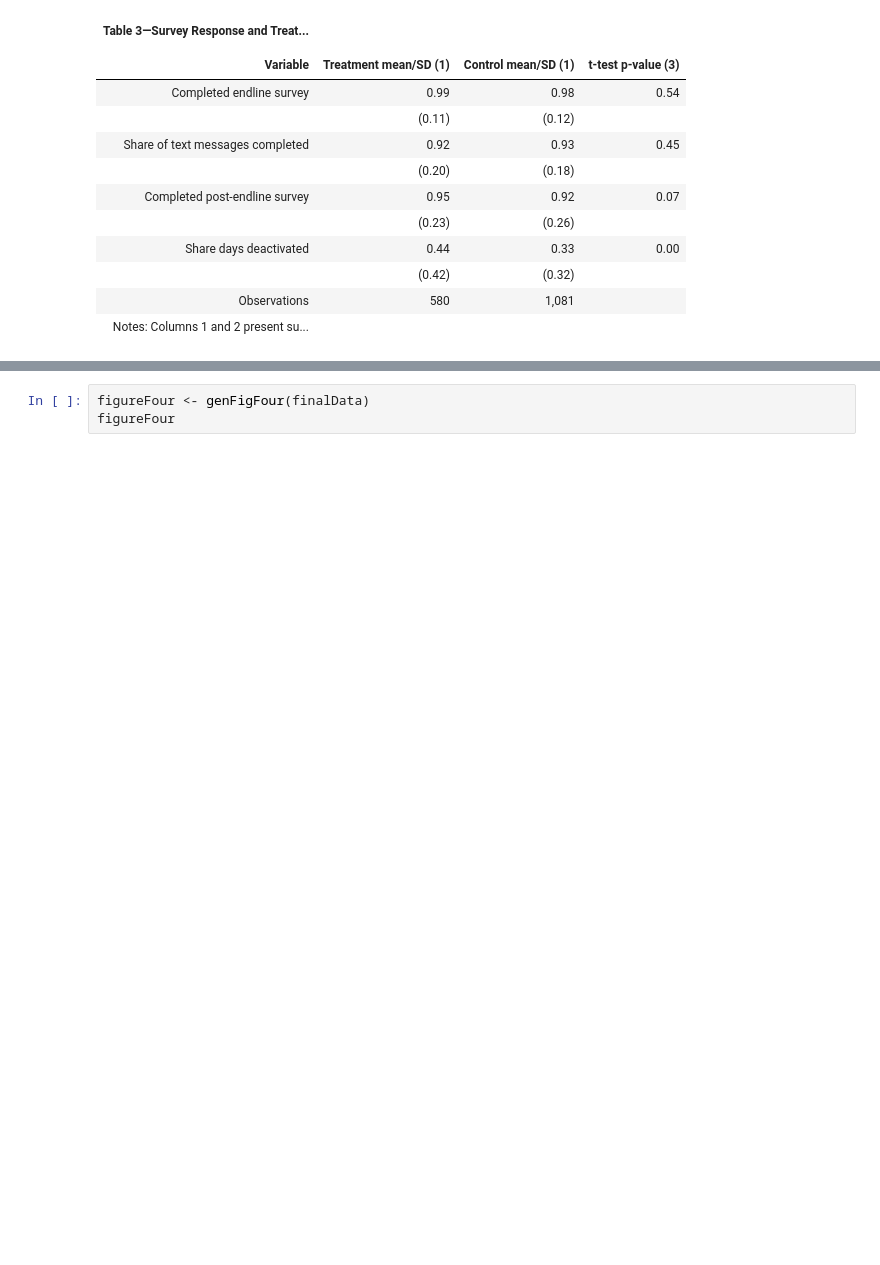
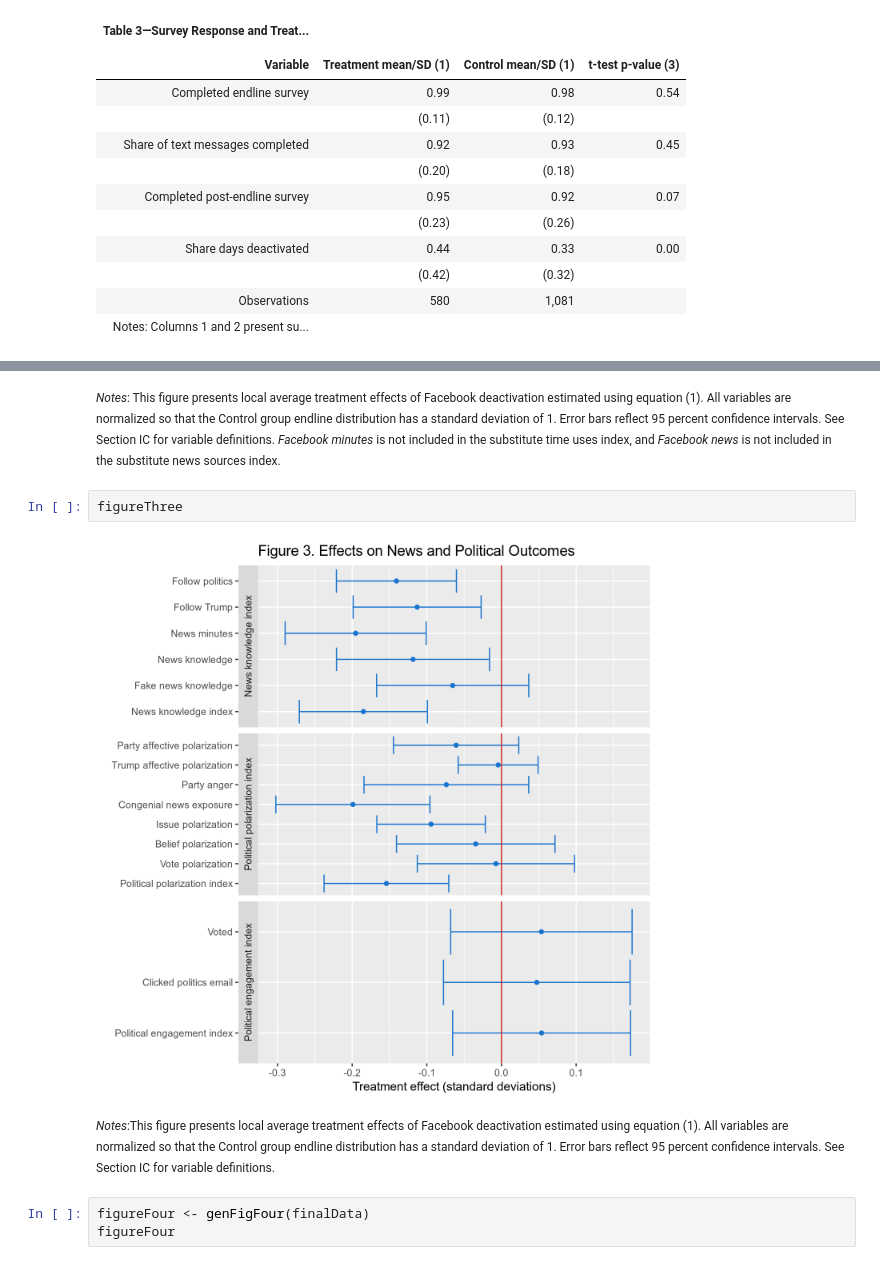
Before and after one commit to feauazmu/RepAllcotetal, a Jupyter notebook: replication_notebook.ipynb, the cells around one changed output, grey strips where cells are left out. Drawn from its saved outputs; the diff is of its cells as text; blank space fills up the shorter version.

```diff
--- a/replication_notebook.ipynb
+++ b/replication_notebook.ipynb
@@ -105,3 +110,11 @@ display_html(tableThree)
+# %% [markdown]
+<p style="font-size:12px"><i>Notes</i>: This figure presents local average treatment effects of Facebook deactivation estimated using equation (1). All variables are normalized so that the Control group endline distribution has a standard deviation of 1. Error bars reflect 95 percent confidence intervals. See Section IC for variable definitions. <i>Facebook minutes</i> is not included in the substitute time uses index, and <i>Facebook news</i> is not included in the substitute news sources index.</p>
+# %%
+figureThree
+# %% [output]
+[figure, added]
+# %% [markdown]
+<p style="font-size:12px"><i>Notes</i>:This figure presents local average treatment effects of Facebook deactivation estimated using equation (1). All variables are normalized so that the Control group endline distribution has a standard deviation of 1. Error bars reflect 95 percent confidence intervals. See Section IC for variable definitions.</p>
 # %%
 figureFour <- genFigFour(finalData)
 figureFour
```
Also changed, not shown: parts of 7 cells of this notebook.
